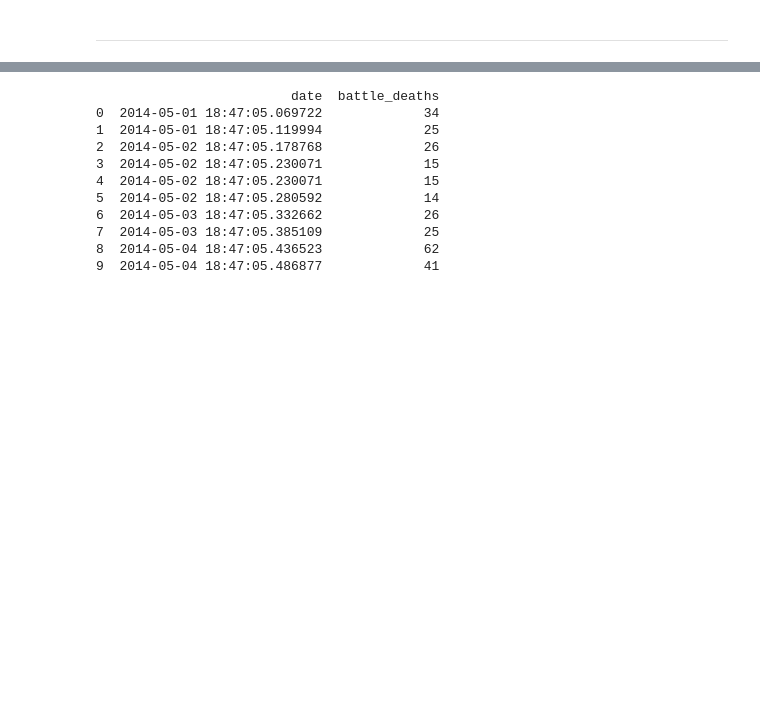
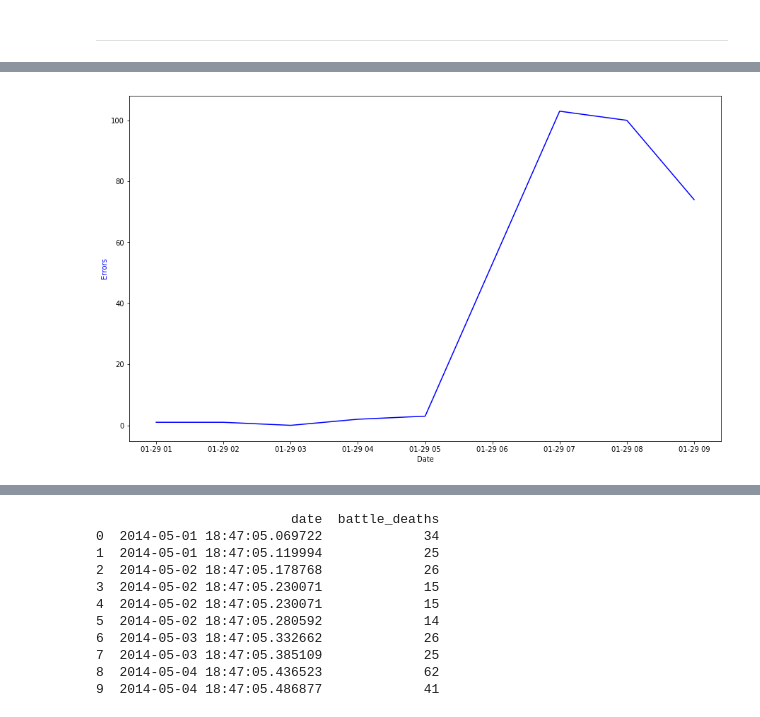
Before and after one commit to bobev18/errlogana, a Jupyter notebook: Log Error Analysis.ipynb, the cells around one changed output, grey strips where cells are left out. Drawn from its saved outputs; the diff is of its cells as text; code cells hidden in the pictures; blank space fills up the shorter version.

```diff
--- a/Log Error Analysis.ipynb
+++ b/Log Error Analysis.ipynb
@@ -554,0 +605,4 @@ udf.
+# %%
+hdf = pd.DataFrame()
+hdf['user'] = udf.user.resample('H').count()
+hdf
@@ -554,0 +621,4 @@ udf.
+# %%
+plotit(hdf, None)
+# %% [output]
+[figure, added]
```
Also changed, not shown: parts of 34 cells of this notebook.
